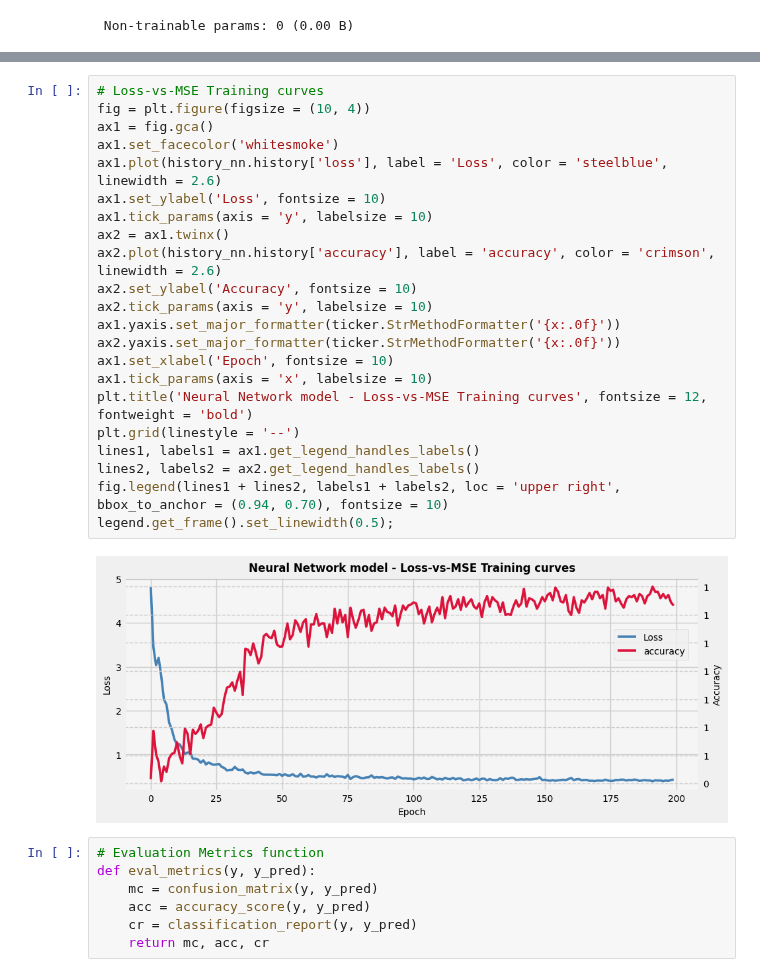
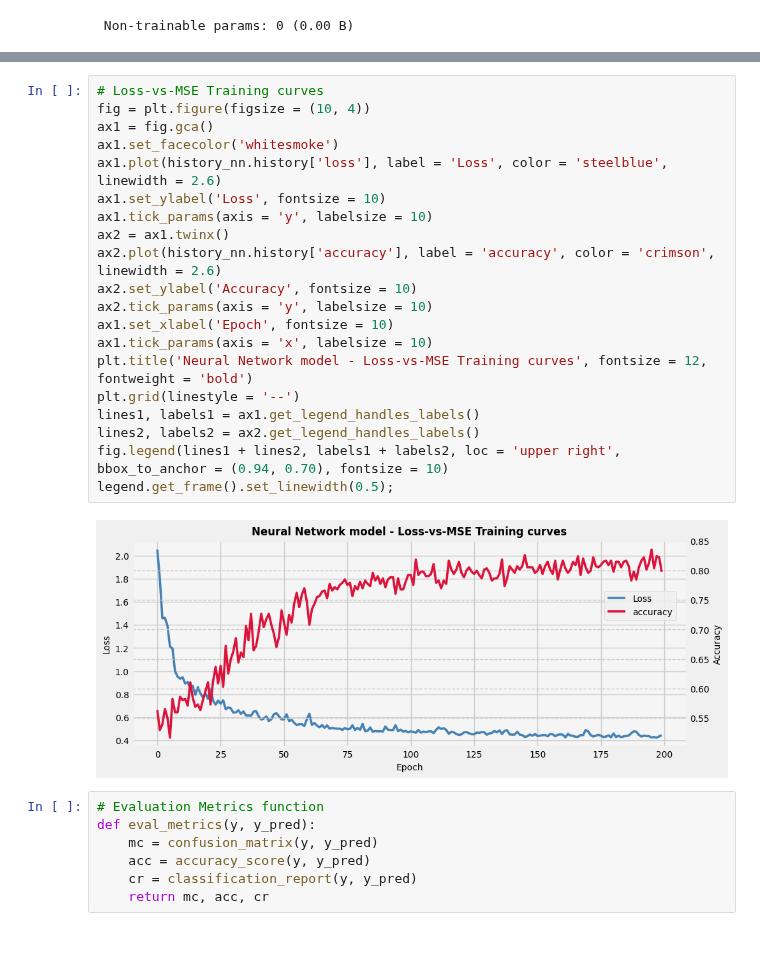
Before and after one commit to sranillac/SRC_UniOvi, a Jupyter notebook: ML-DL/src/DL/DL-Classification/Titanic/SRC_Titanic.ipynb, the cells around one changed output, grey strips where cells are left out. Saved outputs shown, nothing was run; the diff lists cells and outputs as text; blank space fills up the shorter version.

```diff
--- a/ML-DL/src/DL/DL-Classification/Titanic/SRC_Titanic.ipynb
+++ b/ML-DL/src/DL/DL-Classification/Titanic/SRC_Titanic.ipynb
@@ -279,27 +279,25 @@ Epoch 200/200
 # %%
 # Loss-vs-MSE Training curves
 fig = plt.figure(figsize = (10, 4))
 ax1 = fig.gca()
 ax1.set_facecolor('whitesmoke')
 ax1.plot(history_nn.history['loss'], label = 'Loss', color = 'steelblue', linewidth = 2.6)
 ax1.set_ylabel('Loss', fontsize = 10)
 ax1.tick_params(axis = 'y', labelsize = 10)
 ax2 = ax1.twinx()
 ax2.plot(history_nn.history['accuracy'], label = 'accuracy', color = 'crimson', linewidth = 2.6)
 ax2.set_ylabel('Accuracy', fontsize = 10)
 ax2.tick_params(axis = 'y', labelsize = 10)
-ax1.yaxis.set_major_formatter(ticker.StrMethodFormatter('{x:.0f}'))
-ax2.yaxis.set_major_formatter(ticker.StrMethodFormatter('{x:.0f}'))
 ax1.set_xlabel('Epoch', fontsize = 10)
 ax1.tick_params(axis = 'x', labelsize = 10)
 plt.title('Neural Network model - Loss-vs-MSE Training curves', fontsize = 12, fontweight = 'bold')
 plt.grid(linestyle = '--')
 lines1, labels1 = ax1.get_legend_handles_labels()
 lines2, labels2 = ax2.get_legend_handles_labels()
 fig.legend(lines1 + lines2, labels1 + labels2, loc = 'upper right', bbox_to_anchor = (0.94, 0.70), fontsize = 10)
 legend.get_frame().set_linewidth(0.5);
 # %% [output]
-[figure, old version]
+[figure, new version]
 # %%
 # Evaluation Metrics function
 def eval_metrics(y, y_pred):
```
Also changed, not shown: parts of 6 cells of this notebook.
